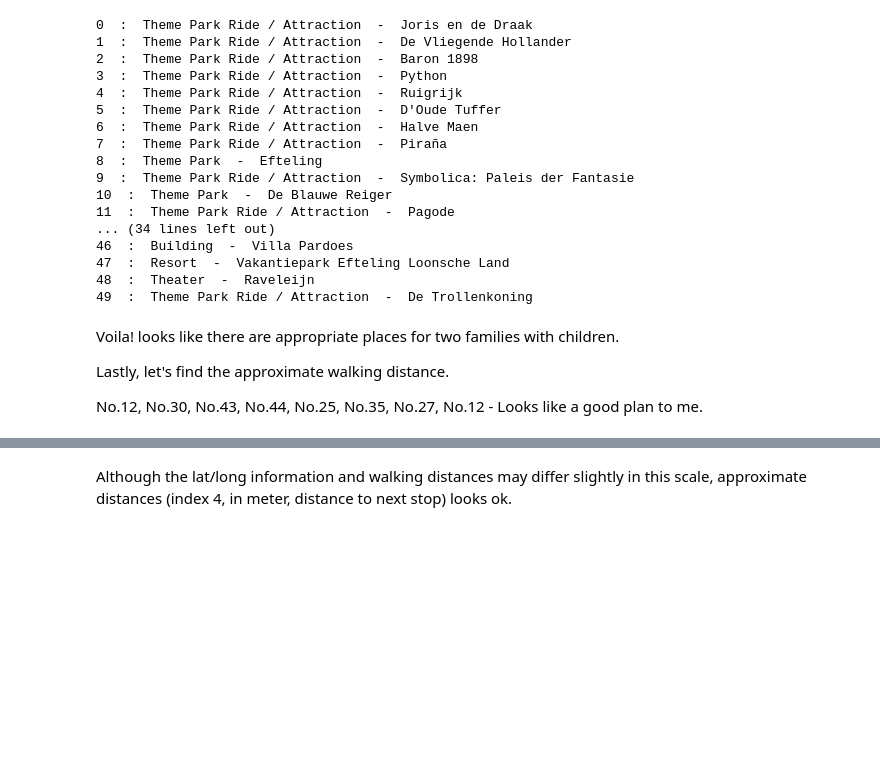
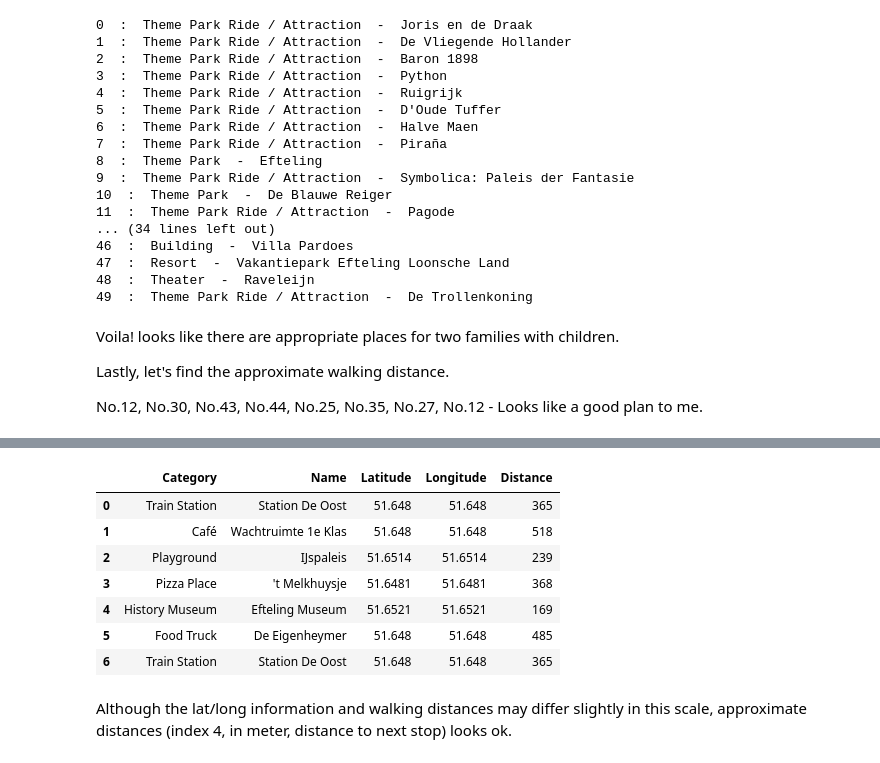
Before and after one commit to fy5std/Coursera-Capstone, a Jupyter notebook: Coursera_Capstone_5Project-Final2.ipynb, the cells around one changed output, grey strips where cells are left out. Drawn from its saved outputs; the diff is of its cells as text; code cells hidden in the pictures; blank space fills up the shorter version.

```diff
--- a/Coursera_Capstone_5Project-Final2.ipynb
+++ b/Coursera_Capstone_5Project-Final2.ipynb
@@ -405,3 +412,17 @@ df_Route
+# %%
+df_Route = df_Route.T
+df_Route.rename(columns={0:'Category',1:'Name',2:'Latitude',3:'Longitude',4:'Distance'}, inplace=True)
+# %%
+df_Route
+# %% [output]
+|  | Category | Name | Latitude | Longitude | Distance |
+| 0 | Train Station | Station De Oost | 51.648 | 51.648 | 365 |
+| 1 | Café | Wachtruimte 1e Klas | 51.648 | 51.648 | 518 |
+| 2 | Playground | IJspaleis | 51.6514 | 51.6514 | 239 |
+| 3 | Pizza Place | 't Melkhuysje | 51.6481 | 51.6481 | 368 |
+| 4 | History Museum | Efteling Museum | 51.6521 | 51.6521 | 169 |
+| 5 | Food Truck | De Eigenheymer | 51.648 | 51.648 | 485 |
+| 6 | Train Station | Station De Oost | 51.648 | 51.648 | 365 |
 # %% [markdown]
 Although the lat/long information and walking distances may differ slightly in this scale, approximate distances (index 4, in meter, distance to next stop) looks ok.
 # %% [markdown]
```
Also changed, not shown: parts of 5 cells of this notebook.
